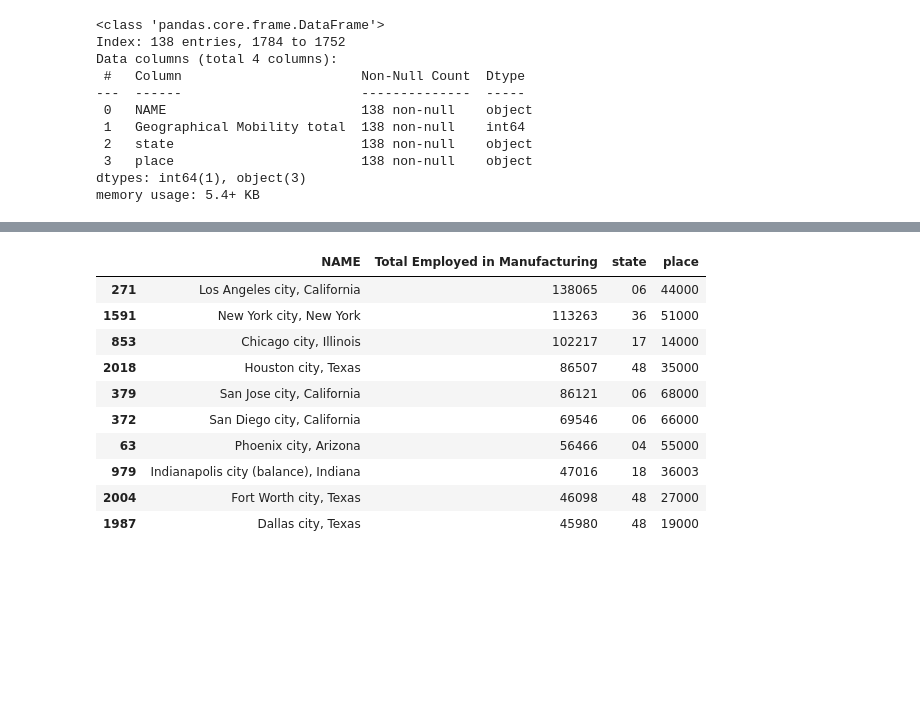
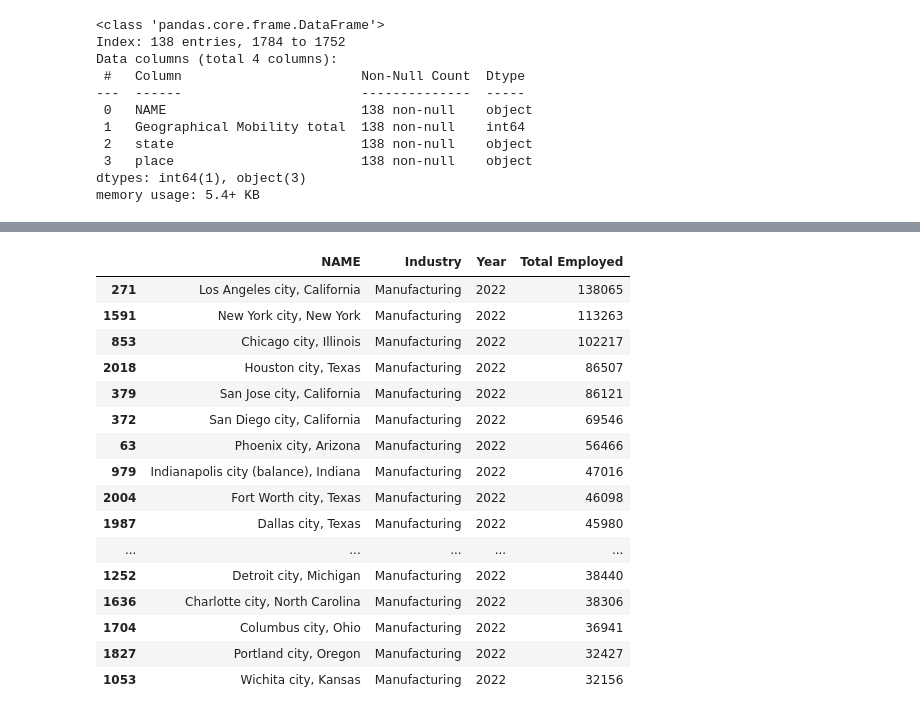
Before and after one commit to tcasteel/Project-3, a Jupyter notebook: census_api_test.ipynb, the cells around one changed output, grey strips where cells are left out. Saved outputs shown, nothing was run; the diff lists cells and outputs as text; code cells hidden in the pictures; blank space fills up the shorter version.

```diff
--- a/census_api_test.ipynb
+++ b/census_api_test.ipynb
@@ -165,35 +154,45 @@ con_data.head(10)
 # %%
 mfcturl = 'https://api.census.gov/data/2022/acs/acsse?get=NAME,K202403_004E&for=place:*&key=0184431db018484fc683ae64e25db82f73d35f0b'
 
 mfctresponse = requests.get(mfcturl)
 
 mfctjson_response = mfctresponse.json()
 
 mfct_data = pd.DataFrame(mfctjson_response[1:], columns=mfctjson_response[0])
 
-mfct_data = mfct_data.rename(columns={'K202403_004E': 'Total Employed in Manufacturing'})
+mfct_data = mfct_data.rename(columns={'K202403_004E': 'Total Employed'})
 
 mfct_data = mfct_data.dropna()
 
-mfct_data = mfct_data.loc[(mfct_data['Total Employed in Manufacturing']) != '0']
+mfct_data = mfct_data.loc[(mfct_data['Total Employed']) != '0']
 
-mfct_data['Total Employed in Manufacturing'] = mfct_data['Total Employed in Manufacturing'].astype(int)
+mfct_data['Total Employed'] = mfct_data['Total Employed'].astype(int)
 
-mfct_data = mfct_data.sort_values('Total Employed in Manufacturing', ascending=False)
+mfct_data22 = mfct_data.sort_values('Total Employed', ascending=False)
 
-mfct_data.head(10)
+mfct_data22['Industry'] = 'Manufacturing'
+mfct_data22['Year'] = '2022'
+mfct_data22 = mfct_data22[['NAME', 'Industry', 'Year', 'Total Employed']]
+mfct_data22 = mfct_data22.head(20)
+mfct_data22
 # %% [output]
-|  | NAME | Total Employed in Manufacturing | state | place |
-| 271 | Los Angeles city, California | 138065 | 06 | 44000 |
-| 1591 | New York city, New York | 113263 | 36 | 51000 |
-| 853 | Chicago city, Illinois | 102217 | 17 | 14000 |
-| 2018 | Houston city, Texas | 86507 | 48 | 35000 |
-| 379 | San Jose city, California | 86121 | 06 | 68000 |
-| 372 | San Diego city, California | 69546 | 06 | 66000 |
-| 63 | Phoenix city, Arizona | 56466 | 04 | 55000 |
-| 979 | Indianapolis city (balance), Indiana | 47016 | 18 | 36003 |
-| 2004 | Fort Worth city, Texas | 46098 | 48 | 27000 |
-| 1987 | Dallas city, Texas | 45980 | 48 | 19000 |
+|  | NAME | Industry | Year | Total Employed |
+| 271 | Los Angeles city, California | Manufacturing | 2022 | 138065 |
+| 1591 | New York city, New York | Manufacturing | 2022 | 113263 |
+| 853 | Chicago city, Illinois | Manufacturing | 2022 | 102217 |
+| 2018 | Houston city, Texas | Manufacturing | 2022 | 86507 |
+| 379 | San Jose city, California | Manufacturing | 2022 | 86121 |
+| 372 | San Diego city, California | Manufacturing | 2022 | 69546 |
+| 63 | Phoenix city, Arizona | Manufacturing | 2022 | 56466 |
+| 979 | Indianapolis city (balance), Indiana | Manufacturing | 2022 | 47016 |
+| 2004 | Fort Worth city, Texas | Manufacturing | 2022 | 46098 |
+| 1987 | Dallas city, Texas | Manufacturing | 2022 | 45980 |
+| ... | ... | ... | ... | ... |
+| 1252 | Detroit city, Michigan | Manufacturing | 2022 | 38440 |
+| 1636 | Charlotte city, North Carolina | Manufacturing | 2022 | 38306 |
+| 1704 | Columbus city, Ohio | Manufacturing | 2022 | 36941 |
+| 1827 | Portland city, Oregon | Manufacturing | 2022 | 32427 |
+| 1053 | Wichita city, Kansas | Manufacturing | 2022 | 32156 |
 # %%
 wholeurl = 'https://api.census.gov/data/2022/acs/acsse?get=NAME,K202403_005E&for=place:*&key=0184431db018484fc683ae64e25db82f73d35f0b'
 
```
Also changed, not shown: parts of 16 cells of this notebook.
